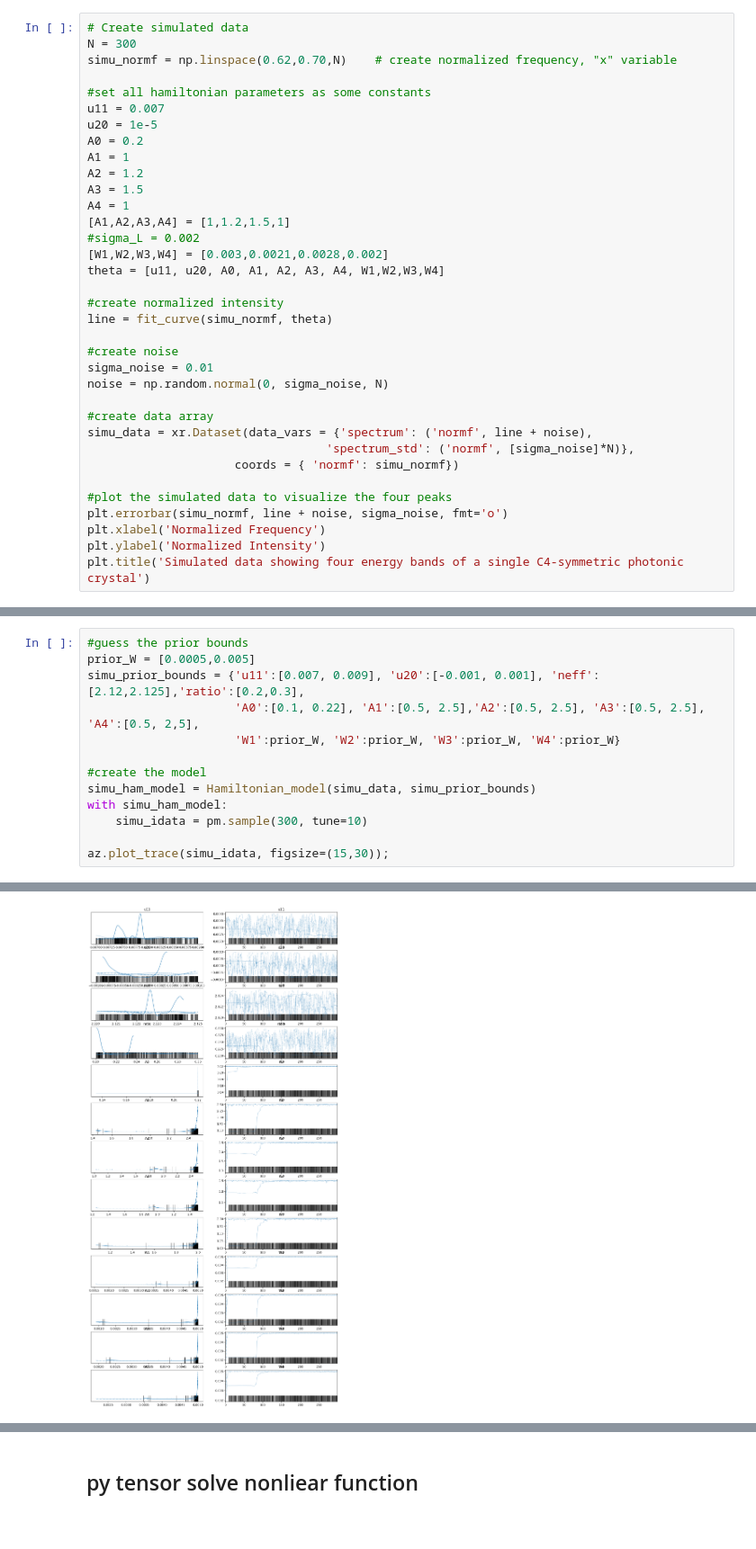
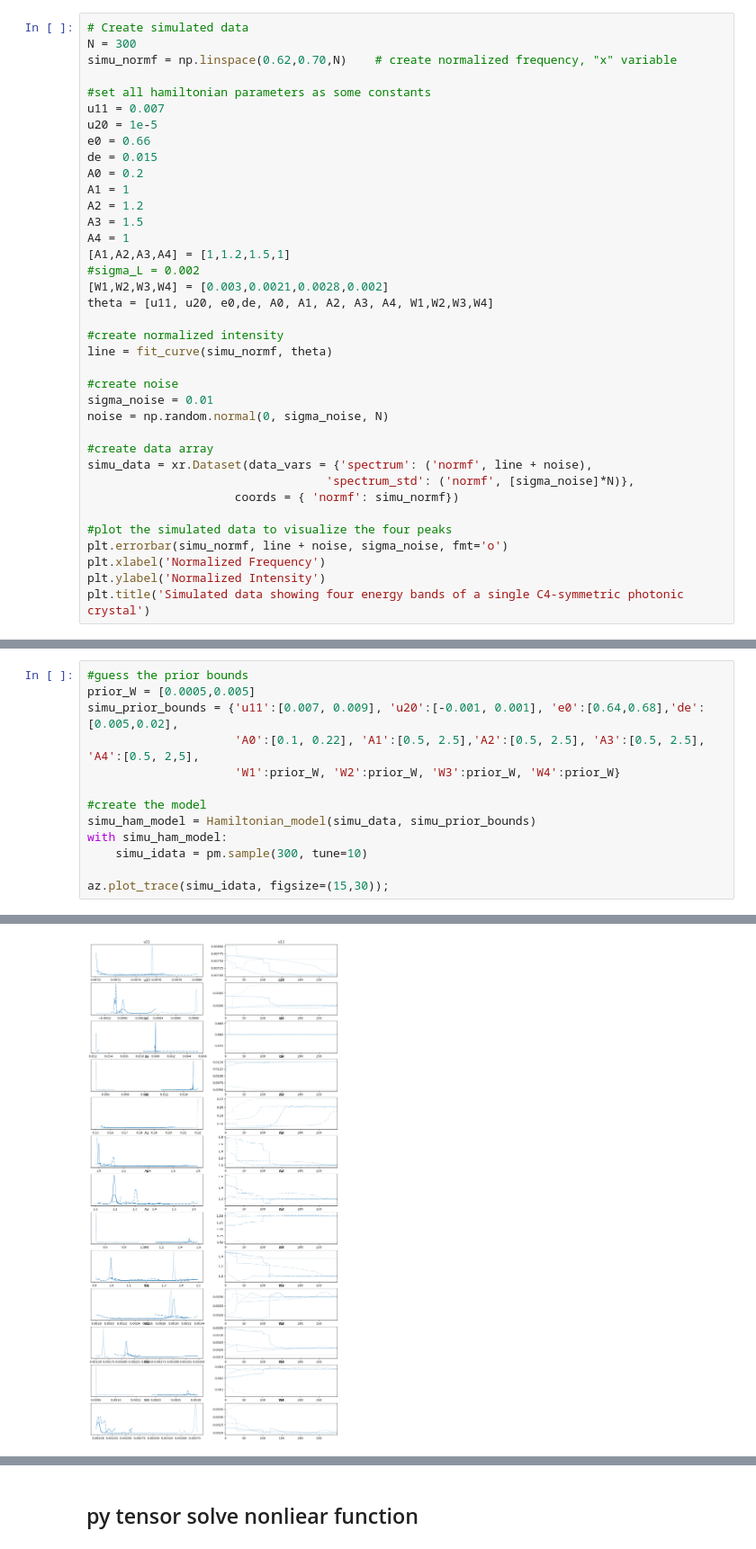
Before and after one commit to phys201/Hamiltonian-photonic-crystal, a Jupyter notebook: Documentation_Fan.ipynb, the cells around one changed output, grey strips where cells are left out. Shown at 90% size. Cells and saved outputs as stored; diff of their text form; blank space fills up the shorter version.

```diff
--- a/Documentation_Fan.ipynb
+++ b/Documentation_Fan.ipynb
@@ -194,6 +158,8 @@ simu_normf = np.linspace(0.62,0.70,N)    # create normalized frequency, "x" vari
 #set all hamiltonian parameters as some constants
 u11 = 0.007
 u20 = 1e-5
+e0 = 0.66
+de = 0.015
 A0 = 0.2
 A1 = 1
 A2 = 1.2
@@ -202,7 +168,7 @@ A4 = 1
 [A1,A2,A3,A4] = [1,1.2,1.5,1]
 #sigma_L = 0.002
 [W1,W2,W3,W4] = [0.003,0.0021,0.0028,0.002]
-theta = [u11, u20, A0, A1, A2, A3, A4, W1,W2,W3,W4]
+theta = [u11, u20, e0,de, A0, A1, A2, A3, A4, W1,W2,W3,W4]
 
 #create normalized intensity
 line = fit_curve(simu_normf, theta)
@@ -227,7 +193,7 @@ Text(0.5, 1.0, 'Simulated data showing four energy bands of a single C4-symmetri
 # %%
 #guess the prior bounds
 prior_W = [0.0005,0.005]
-simu_prior_bounds = {'u11':[0.007, 0.009], 'u20':[-0.001, 0.001], 'neff':[2.12,2.125],'ratio':[0.2,0.3],
+simu_prior_bounds = {'u11':[0.007, 0.009], 'u20':[-0.001, 0.001], 'e0':[0.64,0.68],'de':[0.005,0.02],
                      'A0':[0.1, 0.22], 'A1':[0.5, 2.5],'A2':[0.5, 2.5], 'A3':[0.5, 2.5], 'A4':[0.5, 2,5],
                      'W1':prior_W, 'W2':prior_W, 'W3':prior_W, 'W4':prior_W}
 
@@ -252,4 +214,4 @@ Sampling 4 chains for 10 tune and 300 draw iterations (40 + 1_200 draws total) t
-[figure, old version]
+[figure, new version]
 # %%
 #summary the fitting results
 simu_summary = az.summary(simu_idata,round_to=8)
```
Also changed, not shown: parts of 10 cells of this notebook, 1 other file.
